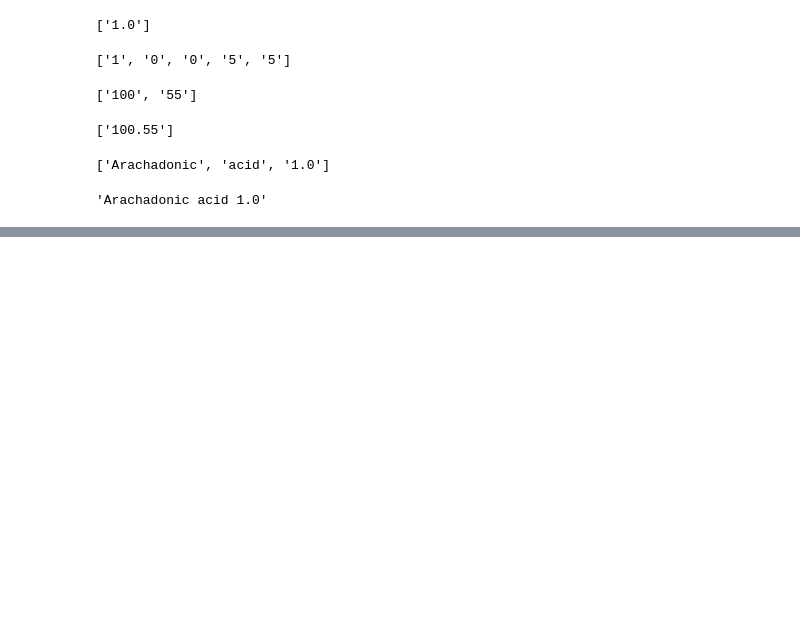
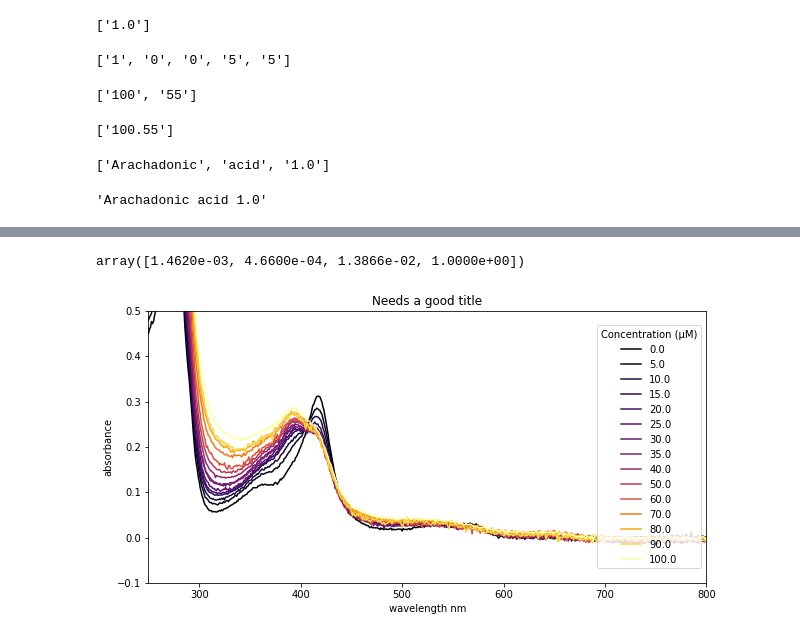
Before and after one commit to UoMMIB/Python-Club, a Jupyter notebook: Tutorials/uv-vis-data.ipynb, the cells around one changed output, grey strips where cells are left out. Cells and saved outputs as stored; diff of their text form; code cells hidden in the pictures; blank space fills up the shorter version.

```diff
--- a/Tutorials/uv-vis-data.ipynb
+++ b/Tutorials/uv-vis-data.ipynb
@@ -588,0 +621,8 @@ given that the final volume is 1ml, the stock concentration is 10 mM and the add
+# %%
+stock_concentration = 10_000 # µM
+final_volume = 1000 # µl
+
+def calc_concentrations(v1,v2, c1):
+    return '????'
+
+calc_concentrations(0.5, final_volume, stock_concentration)
@@ -588,0 +640,7 @@ given that the final volume is 1ml, the stock concentration is 10 mM and the add
+# %%
+# simple for loop
+concs = []
+for v in vols:
+    c = calc_concentrations_ans(v,  final_volume, stock_concentration)
+    concs.append(c)
+concs
@@ -588,0 +772,10 @@ given that the final volume is 1ml, the stock concentration is 10 mM and the add
+# %%
+concs = [calc_concentrations_ans(v, final_volume, stock_concentration) for v in vols]
+
+# we need a 0 concentration
+new_concs = [0.] + concs
+scaled_concs = [i/max(new_concs) for i in new_concs]
+
+rgba_colors = plt.cm.inferno(scaled_concs) # returns a numpy array
+
+pd.DataFrame(rgba_colors, columns = ['r','g','b','a'], index = new_concs)
@@ -588,0 +799,24 @@ given that the final volume is 1ml, the stock concentration is 10 mM and the add
+# %%
+# we'll keep it as a numpy array, here's how we index it
+rgba_colors[0,:]
+# %% [output]
+array([1.4620e-03, 4.6600e-04, 1.3866e-02, 1.0000e+00])
+# %%
+plt.figure(figsize=(10,5))
+
+# enumerate keeps count of iterations, we'll use the count to locate
+# the color we want from rgba_colors
+for rgba_index, column in enumerate(df.loc[:,'dmso_2.0':]):
+
+    plt.plot(df[column],
+             c = rgba_colors[rgba_index]) # color of line rgba value
+
+plt.legend(new_concs,loc = 'right', title='Concentration (µM)') # specify some legend labels, also takes lists
+plt.title('Needs a good title')
+plt.xlabel('wavelength nm')
+plt.ylabel('absorbance')
+plt.ylim(-0.1,0.5)
+plt.xlim(250,800)
+plt.show()
+# %% [output]
+[figure, added]
```
Also changed, not shown: parts of 29 cells of this notebook, 1 other file.
